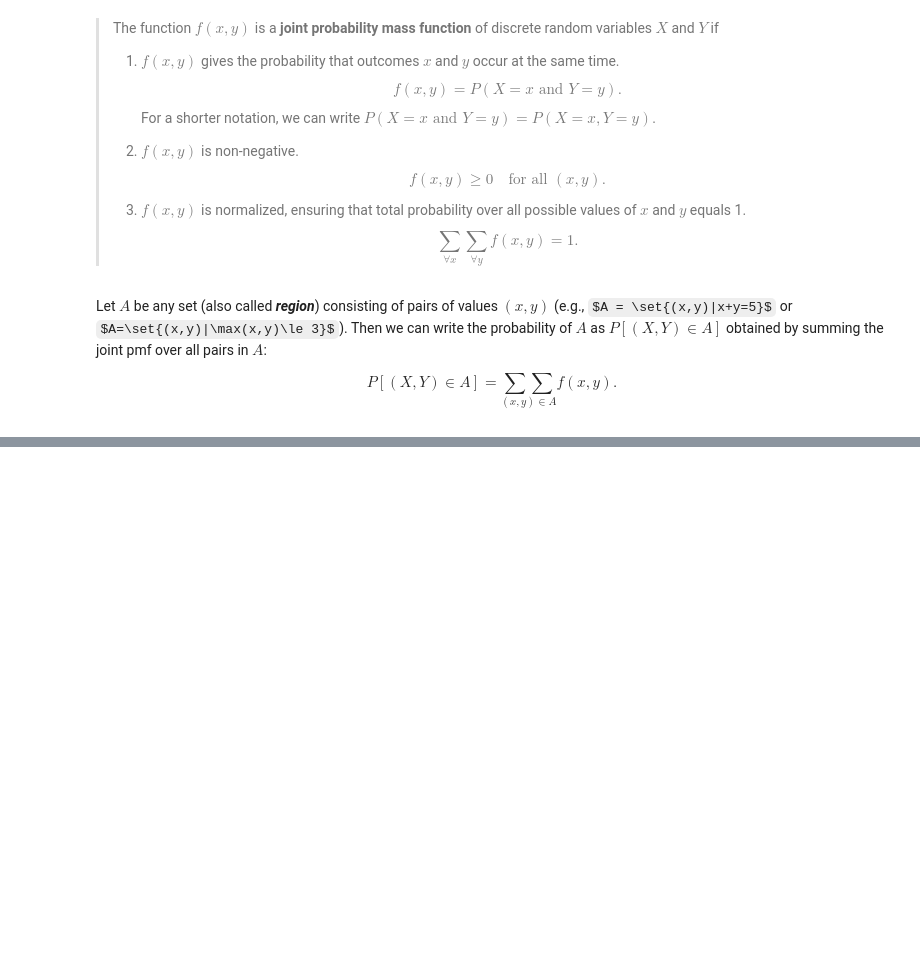
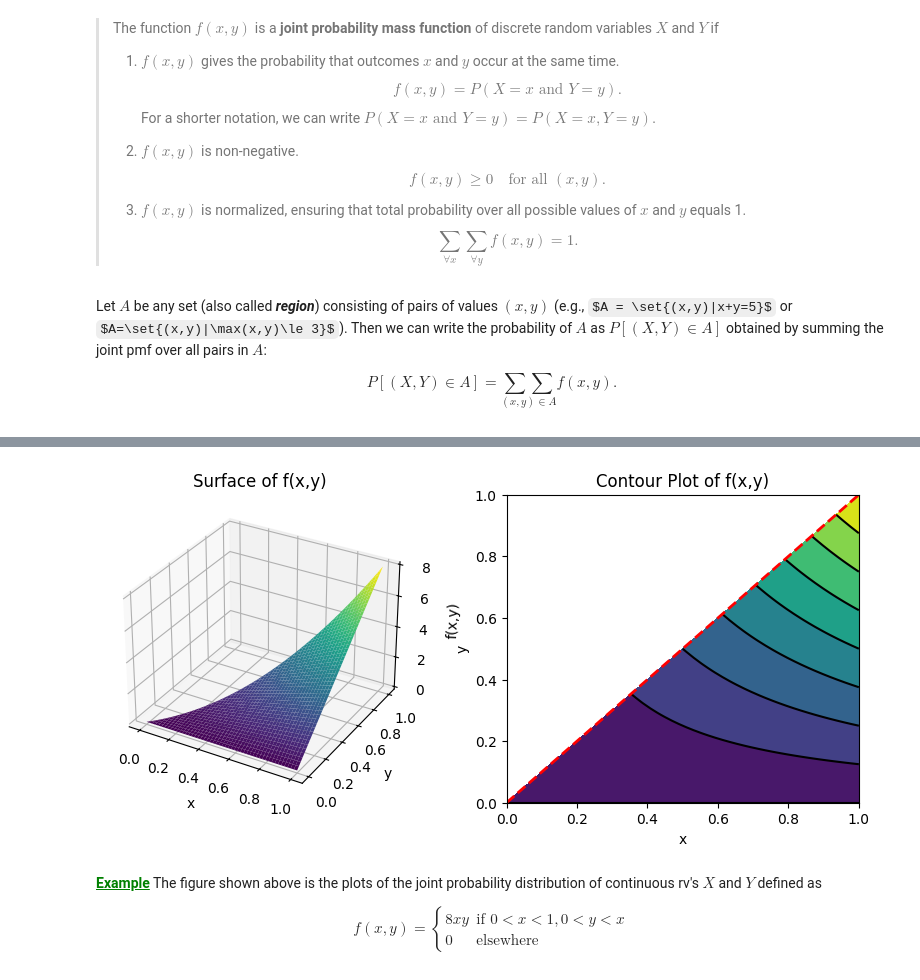
Before and after one commit to NEWisREAL1/Statistics-Notebooks, a Jupyter notebook: Chapter 4 - Random Variables.ipynb, the cells around one changed output, grey strips where cells are left out. Drawn from its saved outputs; the diff is of its cells as text; code cells hidden in the pictures; some formulas as TeX source; blank space fills up the shorter version.

```diff
--- a/Chapter 4 - Random Variables.ipynb
+++ b/Chapter 4 - Random Variables.ipynb
@@ -741,0 +1035,34 @@ $$
+# %%
+def example_pdf(X, Y, na=np.nan):
+    Z = np.where(Y <= X, 1, na)
+    return Z * 8 * X * Y
+# %%
+fig = plt.figure(figsize=(10,4))
+
+ax1 = fig.add_subplot(121, projection='3d')
+ax2 = fig.add_subplot(122)
+
+X = np.linspace(0,1,50)
+Y = np.linspace(0,1,50)
+X, Y = np.meshgrid(X, Y)
+Z = example_pdf(X, Y)
+
+ax1.plot_surface(X, Y, Z, cmap=cm.viridis)
+
+ax2.contour(X, Y, Z, colors='k')
+ax2.contourf(X, Y, Z, cmap=cm.viridis);
+ax2.plot([0,1],[0,1], color='red', linestyle='--', linewidth=2)
+
+ax1.set(title="Surface of f(x,y)", xlabel='x', ylabel='y', zlabel='f(x,y)')
+ax2.set(title="Contour Plot of f(x,y)", xlabel='x', ylabel='y');
+# %% [output]
+[figure, added]
+# %% [markdown]
+<span style="color: green;"><b><u>Example</u></b></span> The figure shown above is the plots of the joint probability distribution of continuous rv's $X$ and $Y$ defined as
+
+$$
+f(x,y) = \begin{cases}
+    8xy &\text{if } 0 < x < 1, 0 < y < x \\
+    0   &\text{elsewhere}
+\end{cases}
+$$
```
Also changed, not shown: parts of 35 cells of this notebook.
